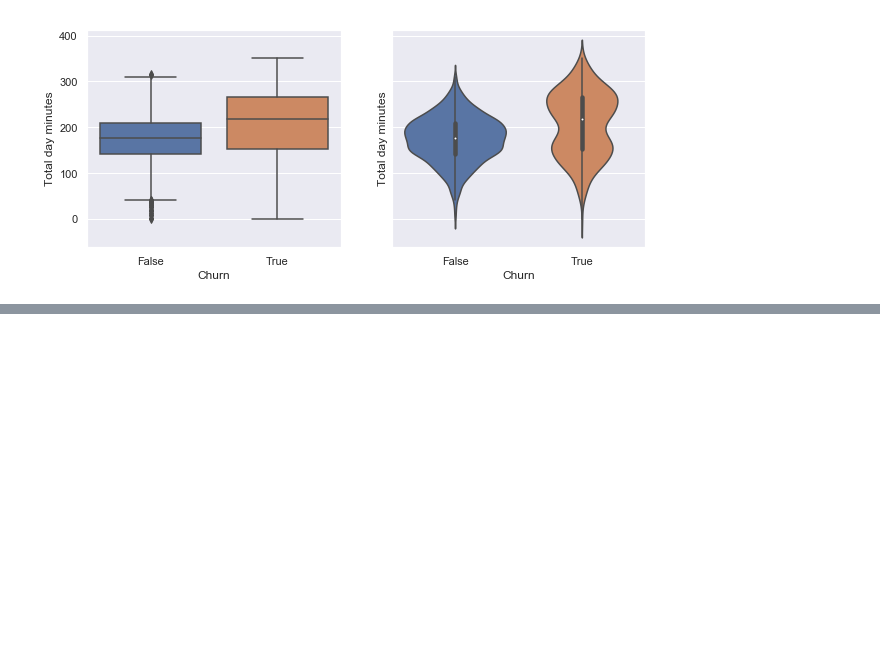
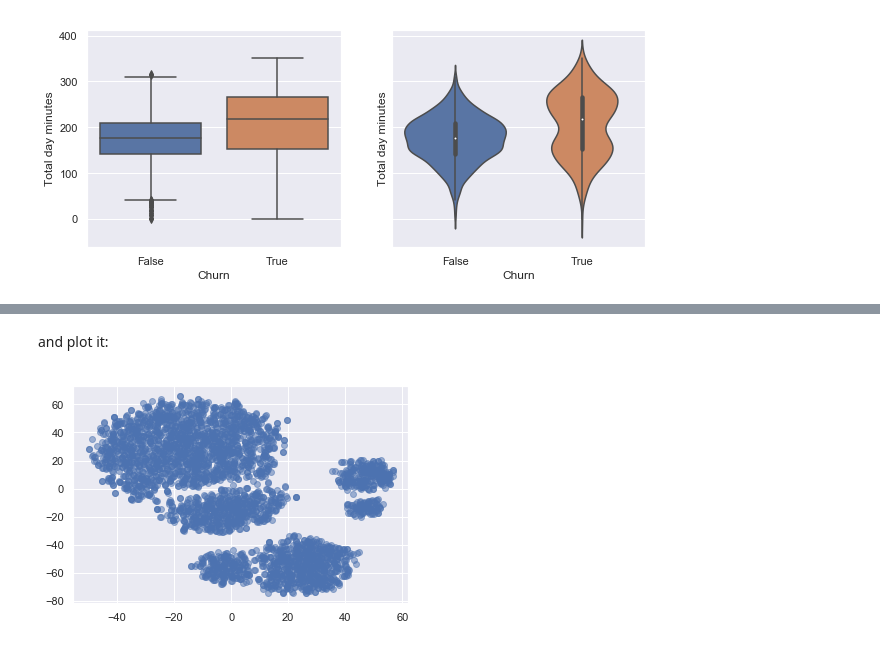
Before and after one commit to apollopower/machine-learning-concepts-review, a Jupyter notebook: mlcourse_ai/data_visualization/Visual Data Analysis; Part 1.ipynb, the cells around one changed output, grey strips where cells are left out. Saved outputs shown, nothing was run; the diff lists cells and outputs as text; code cells hidden in the pictures; blank space fills up the shorter version.

```diff
--- a/mlcourse_ai/data_visualization/Visual Data Analysis; Part 1.ipynb
+++ b/mlcourse_ai/data_visualization/Visual Data Analysis; Part 1.ipynb
@@ -287,0 +366,4 @@ sns.violinplot(x='Churn', y='Total day minutes', data=df, ax=axes[1]);
+# %%
+X = df.drop(['Churn', 'State'], axis=1)
+X['International plan'] = X['International plan'].map({'Yes': 1, 'No': 0})
+X['Voice mail plan'] = X['Voice mail plan'].map({'Yes': 1, 'No': 0})
@@ -287,0 +372,3 @@ sns.violinplot(x='Churn', y='Total day minutes', data=df, ax=axes[1]);
+# %%
+scaler = StandardScaler()
+X_scaled = scaler.fit_transform(X)
@@ -287,0 +377,4 @@ sns.violinplot(x='Churn', y='Total day minutes', data=df, ax=axes[1]);
+# %%
+%%time
+tsne = TSNE(random_state=17)
+tsne_repr = tsne.fit_transform(X_scaled)
@@ -287,0 +384,6 @@ sns.violinplot(x='Churn', y='Total day minutes', data=df, ax=axes[1]);
+# %% [markdown]
+and plot it:
+# %%
+plt.scatter(tsne_repr[:, 0], tsne_repr[:, 1], alpha=.5);
+# %% [output]
+[figure, added]
```
Also changed, not shown: parts of 25 cells of this notebook.
